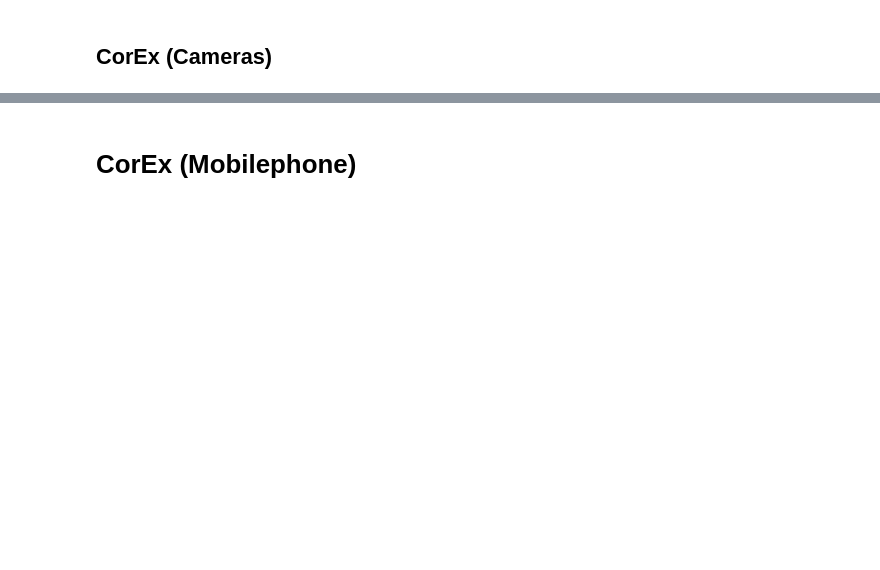
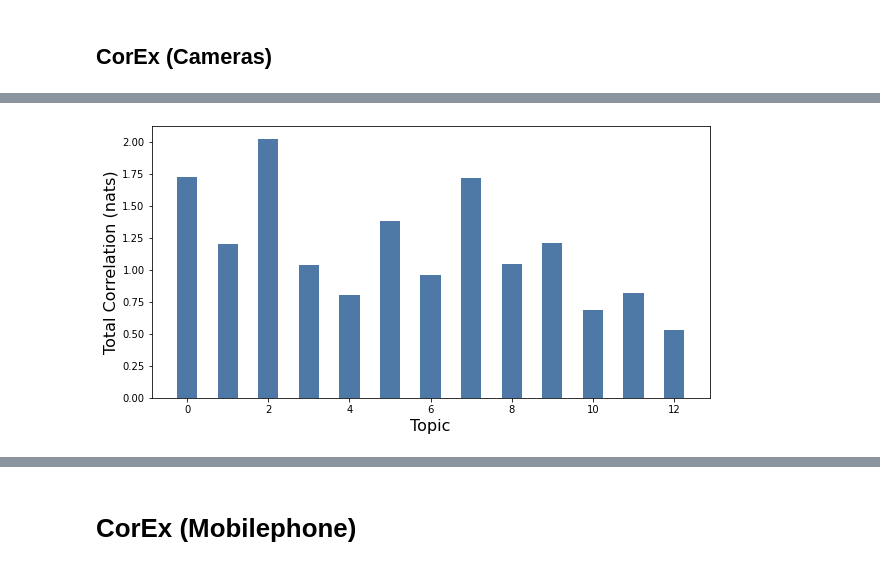
Before and after one commit to CJianYu98/Amazon_Reviews_Analysis, a Jupyter notebook: final_1.ipynb, the cells around one changed output, grey strips where cells are left out. Saved outputs shown, nothing was run; the diff lists cells and outputs as text; code cells hidden in the pictures; blank space fills up the shorter version.

```diff
--- a/final_1.ipynb
+++ b/final_1.ipynb
@@ -589,8 +620,9 @@ Before update 10.6.7, there have been reports that when all 4 cores with 8 threa
 ## CorEx (Cameras)
 # %%
 category = 'cameras'
-df = get_category_reviews(category)
+df_cameras = get_category_reviews(category)
+sent_df_cameras = sent_tokenize_to_df(df_cameras)
 
-vecs, vocab = get_corex_vectorizer_vocab(df=df)
+vecs_cam, vocab_cam = get_corex_vectorizer_vocab(df=sent_df_cameras)
 len(vocab)
 # %% [output]
@@ -598,5 +630,5 @@ len(vocab)
 # %%
-anchor_words = [
+anchor_words_cam = [
     # Topic 1 -- Price
     ['cheap', 'expensive', 'affordable', 'cost', 'budget price', 'spend', 'price range', 'money', 'value', 'worth', 'price'],
 
@@ -631,7 +663,12 @@ anchor_words = [
     ['wifi', 'connect', 'connectivity', 'bluetooth']
 ]
 # %%
-anchored_topic_model = ct.Corex(n_hidden=13, seed=2)
-anchored_topic_model.fit(vecs, words=vocab, anchors=anchor_words, anchor_strength=6)
+import time
+start_time = time.time()
+
+anchored_topic_model_cam = ct.Corex(n_hidden=13, seed=2)
+anchored_topic_model_cam.fit(vecs_cam, words=vocab_cam, anchors=anchor_words_cam, anchor_strength=6)
+
+print("--- %s seconds ---" % (time.time() - start_time))
 # %% [output]
 WARNING: Anchor word not in word column labels provided to CorEx: per second
@@ -657,3 +699,5 @@ print_corex_top_topic_words(model=anchored_topic_model, n_words=30)
 # %%
-plot_corex_total_correlation(model=anchored_topic_model)
+plot_corex_total_correlation(model=anchored_topic_model_cam)
+# %% [output]
+[figure, added]
 # %%
```
Also changed, not shown: parts of 24 cells of this notebook.
